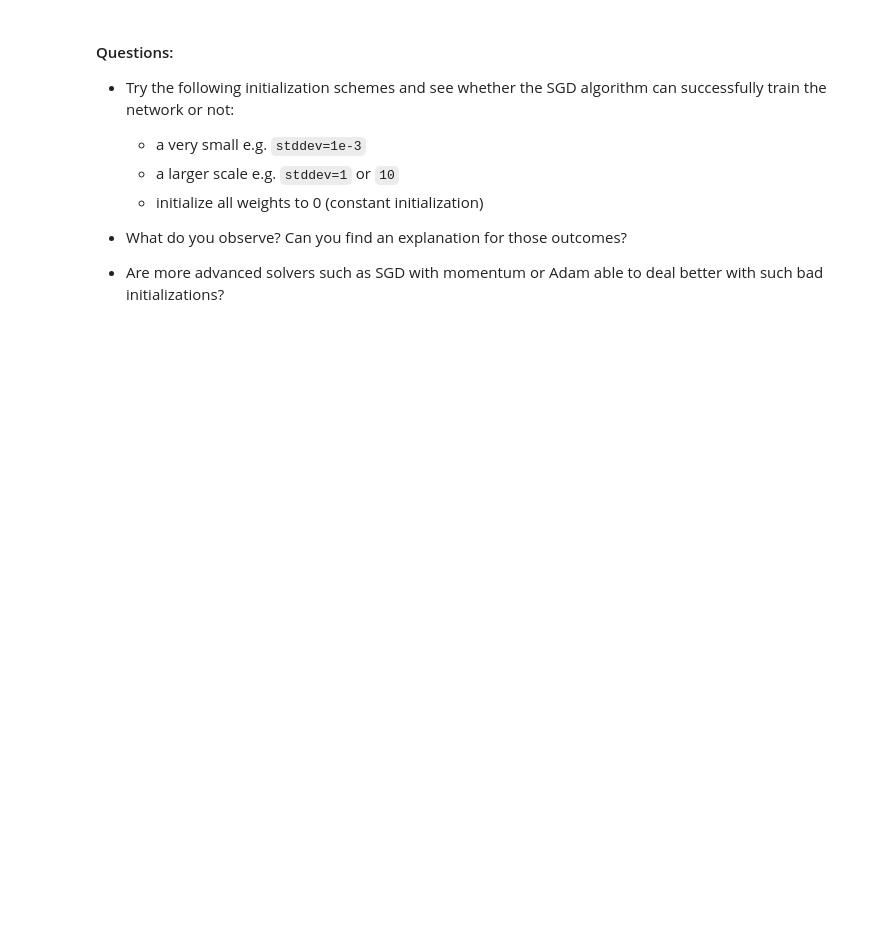
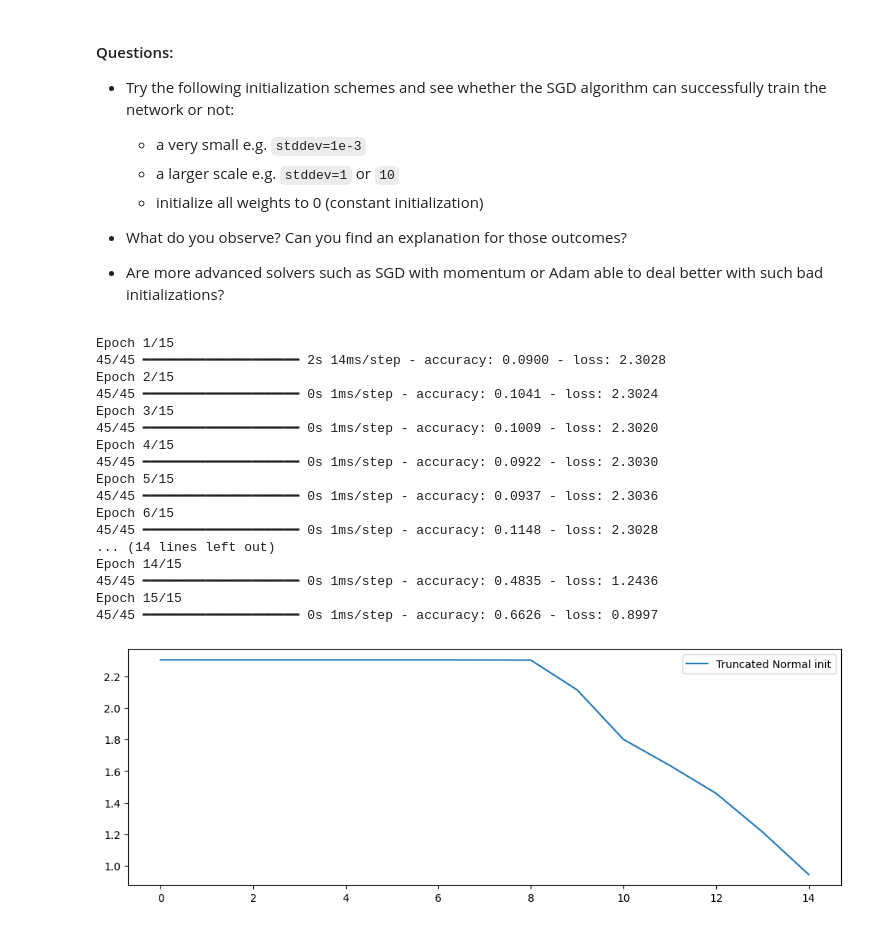
Before and after one commit to UofT-DSI/deep_learning, a Jupyter notebook: 01_materials/labs/lab_1.ipynb, the cells around one changed output. Drawn from its saved outputs; the diff is of its cells as text; code cells hidden in the pictures; blank space fills up the shorter version.

```diff
--- a/01_materials/labs/lab_1.ipynb
+++ b/01_materials/labs/lab_1.ipynb
@@ -141,15 +173,19 @@ Our simple neural network will be "fully-connected". This means that each neuron
 from tensorflow.keras.models import Sequential
 from tensorflow.keras.layers import Dense
 
-model = Sequential()
+def create_model():
+    model = Sequential()
 
-# Input layer
-model.add(Dense(64, activation='relu', input_shape=(64,))) # 64 neurons, ReLU activation, input shape of 64
+    # Input layer
+    model.add(Dense(64, activation='relu', input_shape=(64,), name='hidden_layer_1')) # 64 neurons, ReLU activation, input shape of 64
 
-# Hidden layer
-model.add(Dense(64, activation='relu')) # 64 neurons, ReLU activation
+    # Hidden layer
+    model.add(Dense(64, activation='relu', name='hidden_layer_2')) # 64 neurons, ReLU activation
 
-# Output layer
-model.add(Dense(10, activation='softmax')) # 10 neurons, softmax activation
+    # Output layer
+    model.add(Dense(10, activation='softmax', name='softmax_layer')) # 10 neurons, softmax activation
 
+    return model
+
+model = create_model()
 model.summary()
@@ -394,0 +634,46 @@ model.layers[0].weights
+# %%
+# A very small std
+input_dim = 64
+hidden_dim = 64
+output_dim = 10
+
+def create_model(std=0.01):
+    normal_init = initializers.TruncatedNormal(stddev=std, seed=42)
+
+    model = Sequential()
+    model.add(Dense(hidden_dim, input_dim=input_dim, activation="tanh",
+                    kernel_initializer=normal_init))
+    model.add(Dense(hidden_dim, activation="tanh",
+                    kernel_initializer=normal_init))
+    model.add(Dense(output_dim, activation="softmax",
+                    kernel_initializer=normal_init))
+    return model
+
+model = create_model(1e-3)
+model.compile(optimizer=optimizers.SGD(learning_rate=0.1),
+              loss='categorical_crossentropy', metrics=['accuracy'])
+
+history = model.fit(X_train, y_train, epochs=15, batch_size=32)
+
+plt.figure(figsize=(12, 4))
+plt.plot(history.history['loss'], label="Truncated Normal init")
+plt.legend();
+# %% [output]
+Epoch 1/15
+45/45 ━━━━━━━━━━━━━━━━━━━━ 2s 14ms/step - accuracy: 0.0900 - loss: 2.3028
+Epoch 2/15
+45/45 ━━━━━━━━━━━━━━━━━━━━ 0s 1ms/step - accuracy: 0.1041 - loss: 2.3024
+Epoch 3/15
+45/45 ━━━━━━━━━━━━━━━━━━━━ 0s 1ms/step - accuracy: 0.1009 - loss: 2.3020
+Epoch 4/15
+45/45 ━━━━━━━━━━━━━━━━━━━━ 0s 1ms/step - accuracy: 0.0922 - loss: 2.3030
+Epoch 5/15
+45/45 ━━━━━━━━━━━━━━━━━━━━ 0s 1ms/step - accuracy: 0.0937 - loss: 2.3036
+Epoch 6/15
+45/45 ━━━━━━━━━━━━━━━━━━━━ 0s 1ms/step - accuracy: 0.1148 - loss: 2.3028
+... (14 lines left out)
+Epoch 14/15
+45/45 ━━━━━━━━━━━━━━━━━━━━ 0s 1ms/step - accuracy: 0.4835 - loss: 1.2436
+Epoch 15/15
+45/45 ━━━━━━━━━━━━━━━━━━━━ 0s 1ms/step - accuracy: 0.6626 - loss: 0.8997
+[figure, added]
```
Also changed, not shown: parts of 38 cells of this notebook.
